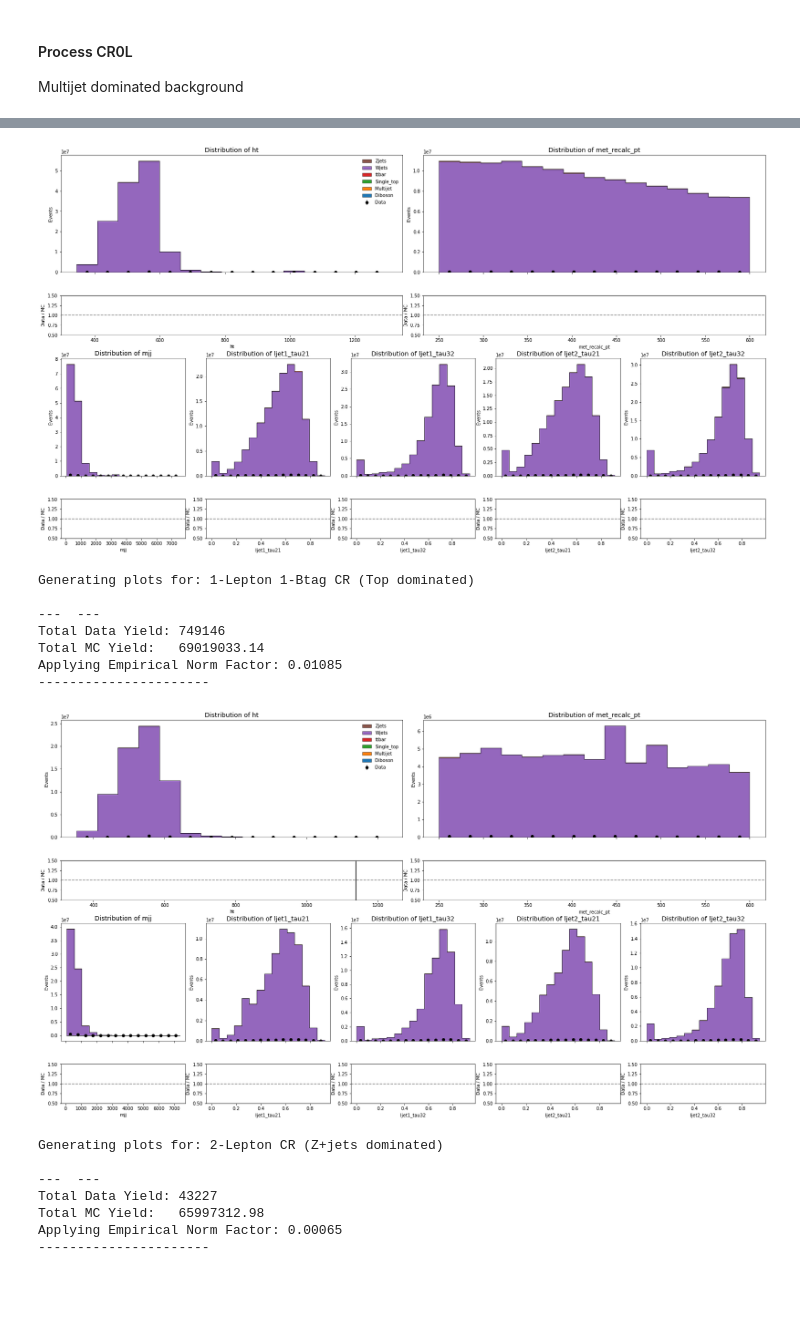
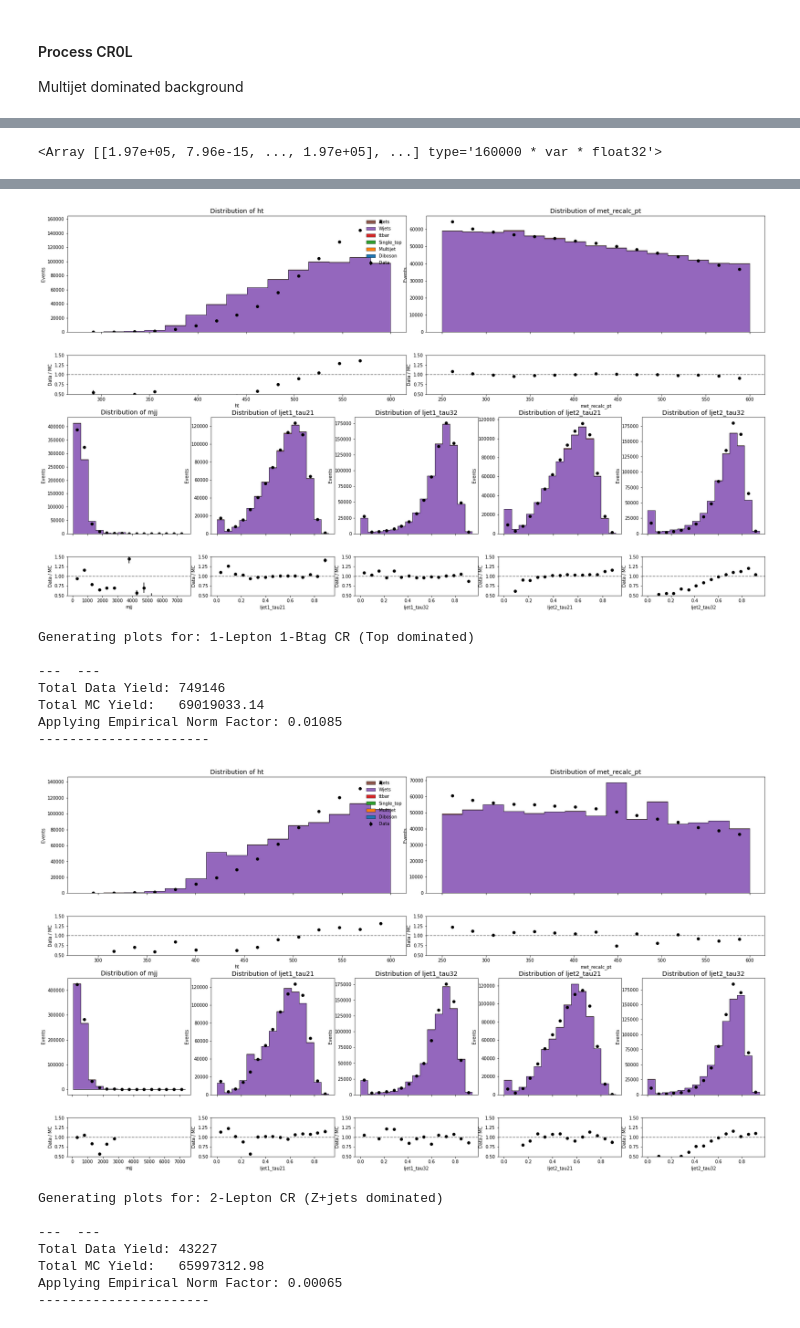
Before and after one commit to sherkaicode/Non-Resonant-AD, a Jupyter notebook: NRAD_PREP.ipynb, the cells around one changed output, grey strips where cells are left out. Saved outputs shown, nothing was run; the diff lists cells and outputs as text; code cells hidden in the pictures; blank space fills up the shorter version.

```diff
--- a/NRAD_PREP.ipynb
+++ b/NRAD_PREP.ipynb
@@ -73,8 +79,17 @@ def calc_features(lf: pl.LazyFrame, is_MC) -> pl.LazyFrame:
     # 1. Extract the specific elements we need from the arrays
     lf = lf.with_columns(
         # HT: Scalar sum of all jet pt
-        ht = pl.col("AnalysisJetsAuxDyn_pt").list.sum() / 1000.0,
+        # ht = pl.col("AnalysisJetsAuxDyn_pt").list.sum() / 1000.0,
 
+        ht = (
+            pl.col("AnalysisJetsAuxDyn_pt")
+            .list.gather(
+                pl.col("AnalysisJetsAuxDyn_eta").list.eval(
+                    (pl.element().abs() < 2.8).arg_true()
+                )
+            )
+            .list.sum() / 1000.0
+        ),
         # Leading and Subleading Jet Kinematics for Mjj
         j1_pt = pl.col("AnalysisJetsAuxDyn_pt").list.get(0),
         j2_pt = pl.col("AnalysisJetsAuxDyn_pt").list.get(1),
@@ -520,0 +588,4 @@ Applying Empirical Norm Factor: 0.17498
+# %%
+procs_to_remove = ["Pythia8EvtGen_A14NNPDF23LO_jetjet_JZ1WithSW", "Pythia8EvtGen_A14NNPDF23LO_jetjet_JZ3WithSW", "Pythia8EvtGen_A14NNPDF23LO_jetjet_JZ4WithSW"]
+df_mc = MC_CR1L.filter(~pl.col("subprocess").is_in(procs_to_remove))
+with_meta_MC_CR1L = plot_subprocess_data_comparison(MC_CR1L, DATA_CR1L, region_name="CR1L")
@@ -521,10 +763,21 @@ Applying Empirical Norm Factor: 0.17498
+# %%
+events["EventInfoAuxDyn_mcEventWeights"]
+# %% [output]
+<Array [[1.97e+05, 7.96e-15, ..., 1.97e+05], ...] type='160000 * var * float32'>
+# %%
+MC_CR0L_test = MC_CR0L.filter(
+    pl.col("met_recalc_pt") >= 300
+)
+DATA_CR0L_test = DATA_CR0L.filter(
+    pl.col("met_recalc_pt") >= 300
+)
 # %%
 # Group your pre-loaded DataFrames by region
 regions = {
-    "1-Lepton CR (W+jets dominated)": (MC_CR1L, DATA_CR1L),
+    "1-Lepton CR (W+jets dominated)": (df_mc, DATA_CR1L),
     "1-Lepton 1-Btag CR (Top dominated)": (MC_CR1L1B, DATA_CR1L1B),
     "2-Lepton CR (Z+jets dominated)": (MC_CR2L, DATA_CR2L),
-    "0-Lepton CR (Multijet dominated)": (MC_CR0L, DATA_CR0L)
+    "0-Lepton CR (Multijet dominated)": (MC_CR0L_test, DATA_CR0L_test)
 }
 
 # Plot each region independently
@@ -543,6 +796,6 @@ Total MC Yield:   140877943.61
 Applying Empirical Norm Factor: 0.00541
 ----------------------
-[figure, old version]
+[figure, new version]
 Generating plots for: 1-Lepton 1-Btag CR (Top dominated)
 
 ---  ---
@@ -550,7 +803,7 @@ Total Data Yield: 749146
 Total MC Yield:   69019033.14
 Applying Empirical Norm Factor: 0.01085
 ----------------------
-[figure, old version]
+[figure, new version]
 Generating plots for: 2-Lepton CR (Z+jets dominated)
 
 ---  ---
```
Also changed, not shown: parts of 25 cells of this notebook, 8 other files.
